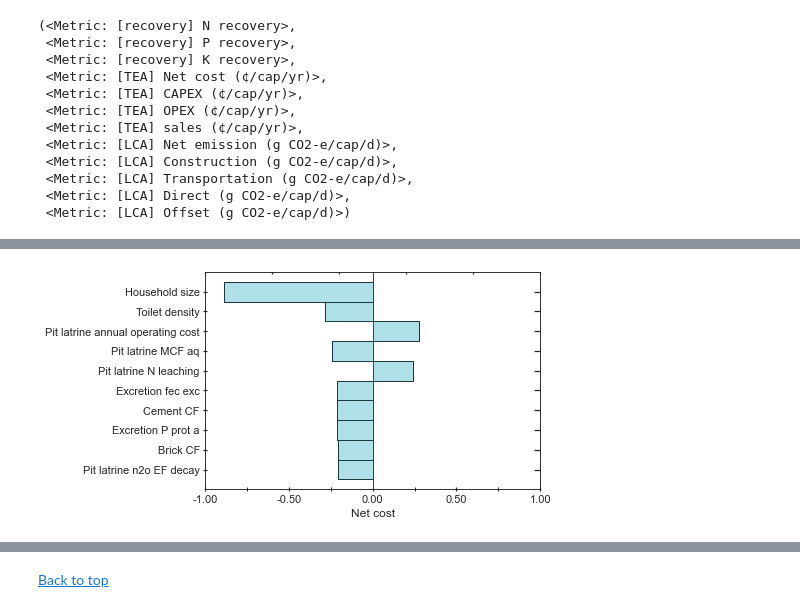
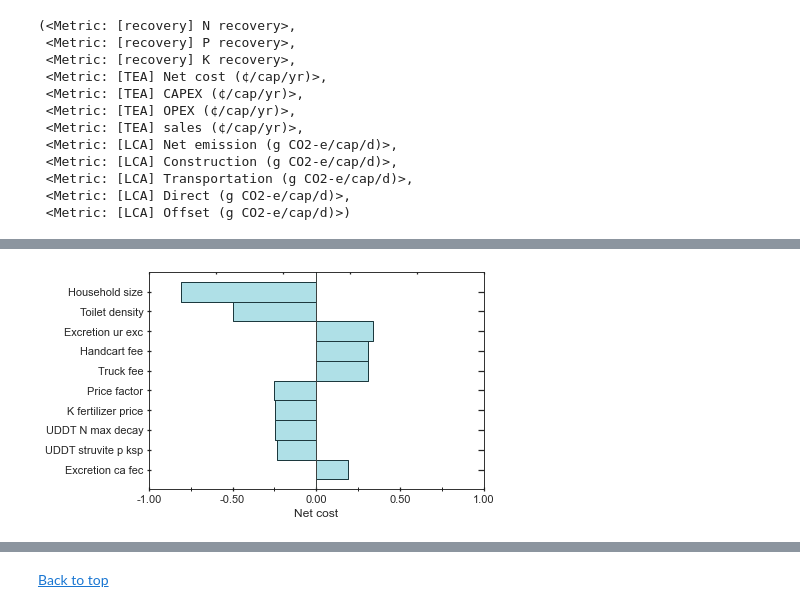
Before and after one commit to QSD-Group/QSDsan-workshop, a Jupyter notebook: Example_complete.ipynb, the cells around one changed output, grey strips where cells are left out. Saved outputs shown, nothing was run; the diff lists cells and outputs as text; code cells hidden in the pictures.

```diff
--- a/Example_complete.ipynb
+++ b/Example_complete.ipynb
@@ -273,0 +289,5 @@ fig
+# %%
+costB = get_param_metric('Net cost', modelB, 'metric')
+emissionB = get_param_metric('Net emission', modelB, 'metric')
+fig, ax = s.plot_uncertainties(modelB, x_axis=costB, y_axis=emissionB, kind='kde-box', center_kws={'fill': True})
+fig
@@ -274,12 +296,7 @@ fig
 # %%
 # Get Spearman's rank coefficients to see which parameters are the most important ones for the select metrics
-def plot_spearman(model, metric='Net cost', top=None):
-    metric = get_param_metric(metric, model, 'metric')
-    df = s.get_correlations(modelA, input_y=metric, kind='Spearman')[0]
-    fig, ax = s.plot_correlations(df, top=10)
-    return fig, ax
-
-fig, ax = plot_spearman(modelA)
+cost_dfB = s.get_correlations(modelB, input_y=costB, kind='Spearman')[0]
+fig, ax = s.plot_correlations(cost_dfB, top=10)
 fig
 # %% [output]
-[figure, old version]
+[figure, new version]
```
Also changed, not shown: parts of 23 cells of this notebook, 11 other files.
